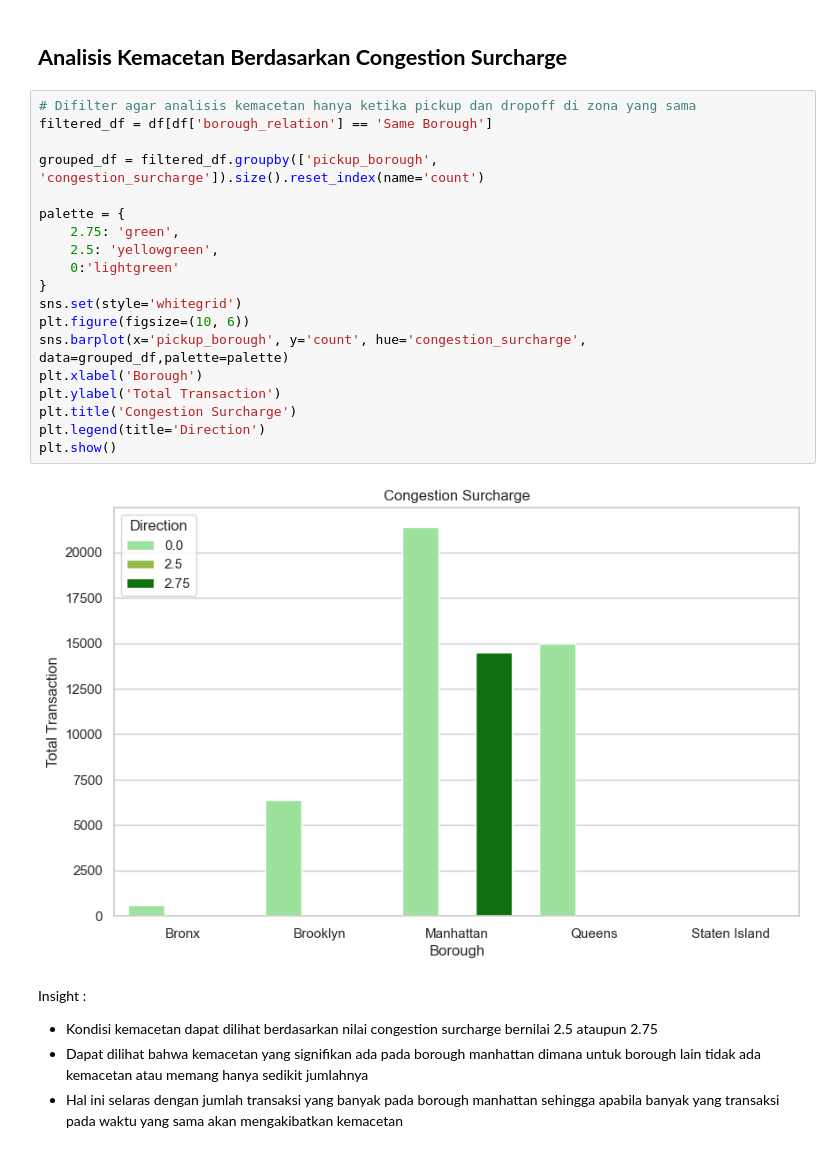
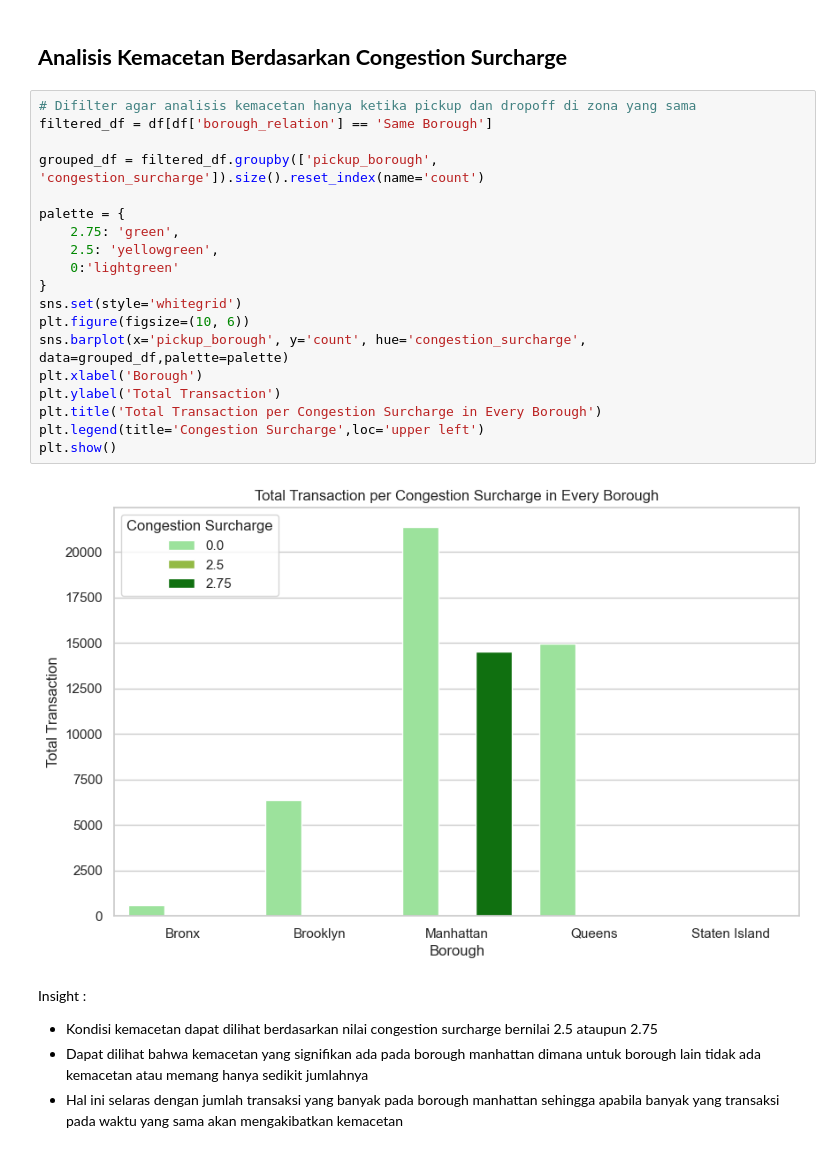
Before and after one commit to ariqr11/capstone2_purwadhika, a Jupyter notebook: DataAnalysis.ipynb, the cells around one changed output. Saved outputs shown, nothing was run; the diff lists cells and outputs as text.

```diff
--- a/DataAnalysis.ipynb
+++ b/DataAnalysis.ipynb
@@ -478,24 +512,24 @@ Insight :
 # %%
 # Difilter agar analisis kemacetan hanya ketika pickup dan dropoff di zona yang sama
 filtered_df = df[df['borough_relation'] == 'Same Borough']
 
 grouped_df = filtered_df.groupby(['pickup_borough', 'congestion_surcharge']).size().reset_index(name='count')
 
 palette = {
     2.75: 'green',
     2.5: 'yellowgreen',
     0:'lightgreen'
 }
 sns.set(style='whitegrid')
 plt.figure(figsize=(10, 6))
 sns.barplot(x='pickup_borough', y='count', hue='congestion_surcharge', data=grouped_df,palette=palette)
 plt.xlabel('Borough')
 plt.ylabel('Total Transaction')
-plt.title('Congestion Surcharge')
-plt.legend(title='Direction')
+plt.title('Total Transaction per Congestion Surcharge in Every Borough')
+plt.legend(title='Congestion Surcharge',loc='upper left')
 plt.show()
 # %% [output]
-[figure, old version]
+[figure, new version]
 # %% [markdown]
 Insight :
 
```
Also changed, not shown: parts of 33 cells of this notebook, 4 other files.
